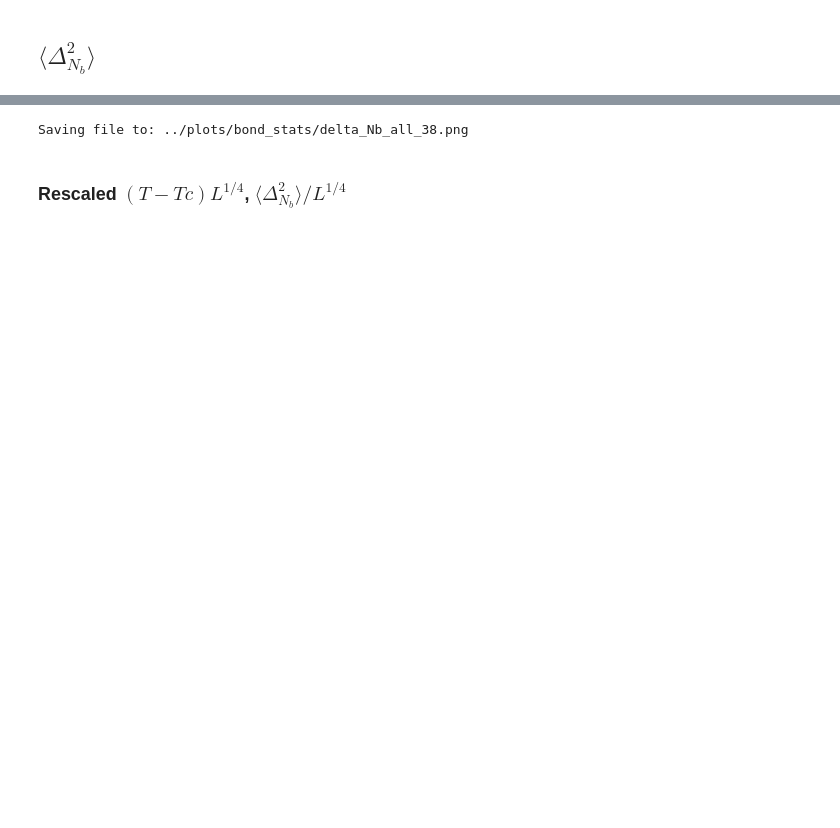
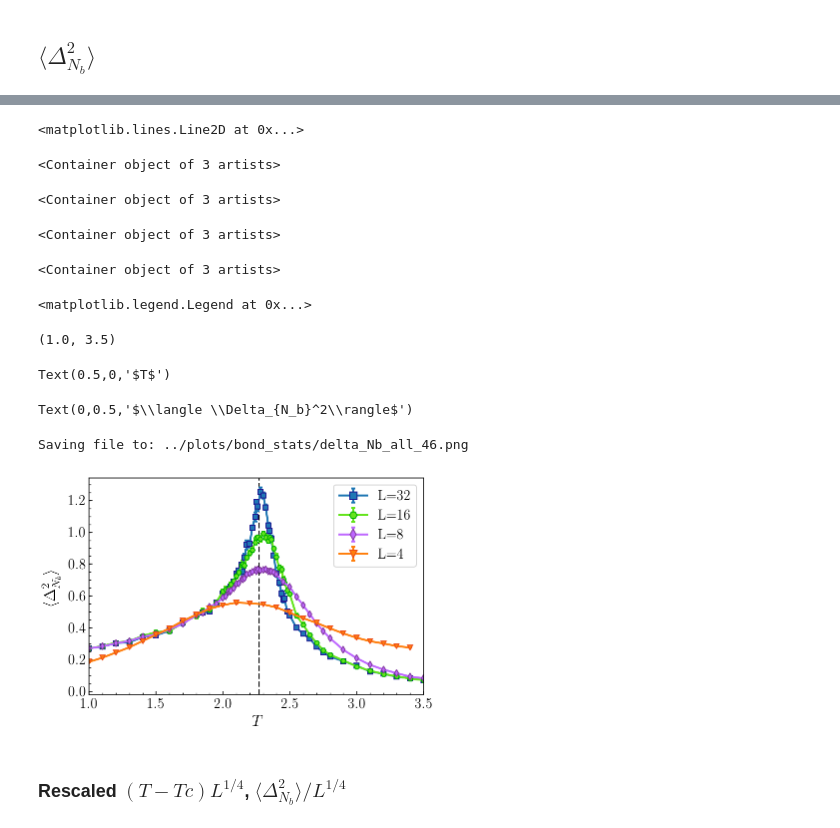
Before and after one commit to saforem2/worm_algorithm, a Jupyter notebook: worm_algorithm/worm_algorithm.ipynb, the cells around one changed output, grey strips where cells are left out. Cells and saved outputs as stored; diff of their text form; code cells hidden in the pictures; blank space fills up the shorter version.

```diff
--- a/worm_algorithm/worm_algorithm.ipynb
+++ b/worm_algorithm/worm_algorithm.ipynb
@@ -257,4 +176,6 @@ Nb16b_temps = np.array([
 # %% [markdown]
 ### L = 32
 # %%
-count_bonds32 = CountBonds(32, verbose=True, num_blocks=5)
+count_bonds32 = CountBonds(32, verbose=True, num_blocks=3)
+# 25m 26s num_blocks=5
+# 19m 32s num_blocks=3
@@ -651,42 +557,37 @@ Saving file to: ../plots/specific_heat/specific_heat_all_24.png
 # %% [markdown]
 ## $\langle \Delta_{N_b}^2\rangle$
 # %%
+%matplotlib inline
+
 fig, ax = plt.subplots()
 
 ax.axvline(x=Tc, linestyle='--', color='k')#, label='$T = T_c$')
-#ax.plot(temps32, flucts32/(2*32*32),
 ax.errorbar(Nb32_temps, delta_Nb32[:,0]/(2*32*32),
             yerr=delta_Nb32[:,1]/(2*32*32),
             marker='s', color='C0', alpha=1.,
-            markersize=7,  markeredgecolor='#1f1b93',
+            markersize=5,  markeredgecolor='#1f1b93',
             ls='-', fillstyle='full', lw=2,
             elinewidth=2.,  capsize=2, capthick=2,
             label='L=32')
 
-#ax.plot(temps16, flucts16/(2*16*16),
 ax.errorbar(Nb16_temps, delta_Nb16[:,0]/(2*16*16),
             yerr=delta_Nb16[:,1]/(2*16*16),
             marker='H', color='#65e41d',
-            markeredgecolor='#00B000', markersize=7.,
+            markeredgecolor='#00B000', markersize=5.,
             lw=2, alpha=1., ls='-', fillstyle='full',
             elinewidth=2.,  capsize=2, capthick=2,
             label='L=16')
-
-#ax.plot(temps8, flucts8/(2*8*8),
 ax.errorbar(Nb8_temps, delta_Nb8[:,0]/(2*8*8),
             yerr=delta_Nb8[:,1]/(2*8*8),
             marker='d', fillstyle='full', color='#be67ff',
-            markeredgecolor='#833c9f', markersize=7,
+            markeredgecolor='#833c9f', markersize=5,
             lw=2, alpha=1., ls='-',
             elinewidth=2.,  capsize=2, capthick=2,
             label='L=8')
-
-
-#ax.plot(temps4, flucts4/(2*4*4),
 ax.errorbar(Nb4_temps, delta_Nb4[:,0]/(2*4*4),
             yerr=delta_Nb4[:,1]/(2*4*4),
             color='C1', markeredgecolor='#ed4c18', marker='v',
-            fillstyle='full', markersize=7,  lw=2,
+            fillstyle='full', markersize=5,  lw=2,
             alpha=1., ls='-',
             elinewidth=2.,  capsize=2, capthick=2,
             label='L=4')
@@ -718,4 +617,14 @@ plt.show()
-Saving file to: ../plots/bond_stats/delta_Nb_all_38.png
+<matplotlib.lines.Line2D at 0x...>
+<Container object of 3 artists>
+<Container object of 3 artists>
+<Container object of 3 artists>
+<Container object of 3 artists>
+<matplotlib.legend.Legend at 0x...>
+(1.0, 3.5)
+Text(0.5,0,'$T$')
+Text(0,0.5,'$\\langle \\Delta_{N_b}^2\\rangle$')
+Saving file to: ../plots/bond_stats/delta_Nb_all_46.png
+[figure, added]
 # %% [markdown]
 ### Rescaled $(T-Tc)L^{1/4}$, $\langle \Delta_{N_b}^2\rangle / L^{1/4}$
 # %%
```
Also changed, not shown: parts of 31 cells of this notebook, 1 other file.
